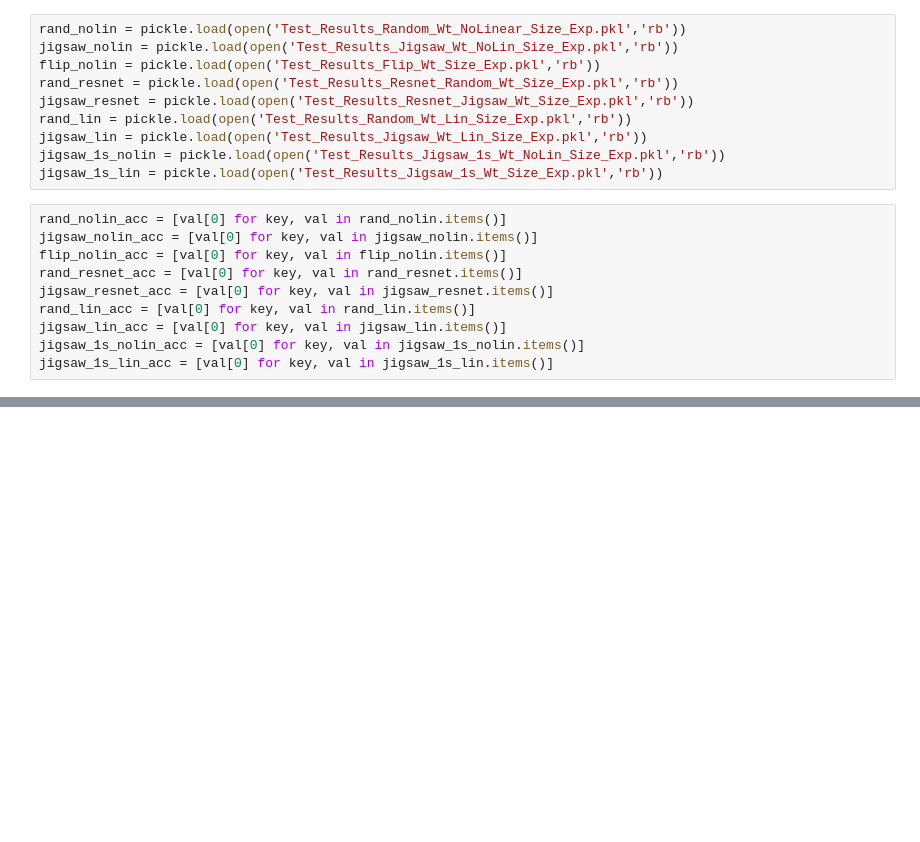
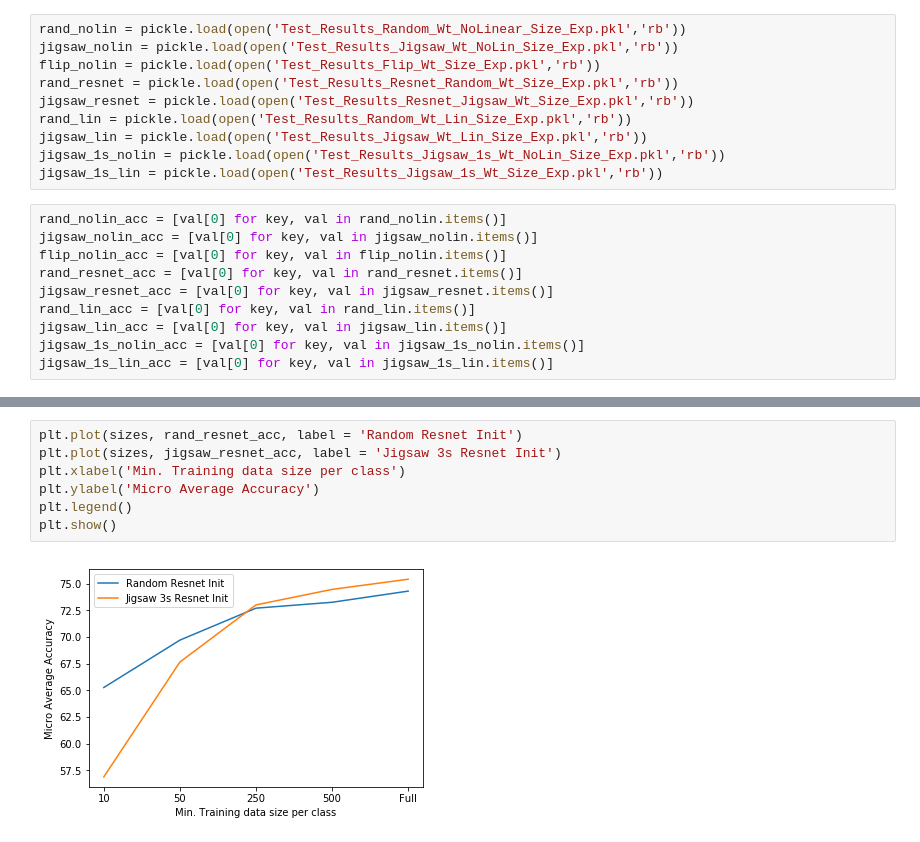
Before and after one commit to abvnithish/self_supervised_machine_listening, a Jupyter notebook: code/Downstream/Finetuning/Test_Results.ipynb, the cells around one changed output, grey strips where cells are left out. Saved outputs shown, nothing was run; the diff lists cells and outputs as text; blank space fills up the shorter version.

```diff
--- a/code/Downstream/Finetuning/Test_Results.ipynb
+++ b/code/Downstream/Finetuning/Test_Results.ipynb
@@ -419,0 +417,9 @@ plt.show()
+# %%
+plt.plot(sizes, rand_resnet_acc, label = 'Random Resnet Init')
+plt.plot(sizes, jigsaw_resnet_acc, label = 'Jigsaw 3s Resnet Init')
+plt.xlabel('Min. Training data size per class')
+plt.ylabel('Micro Average Accuracy')
+plt.legend()
+plt.show()
+# %% [output]
+[figure, added]
```
Also changed, not shown: parts of 10 cells of this notebook.
